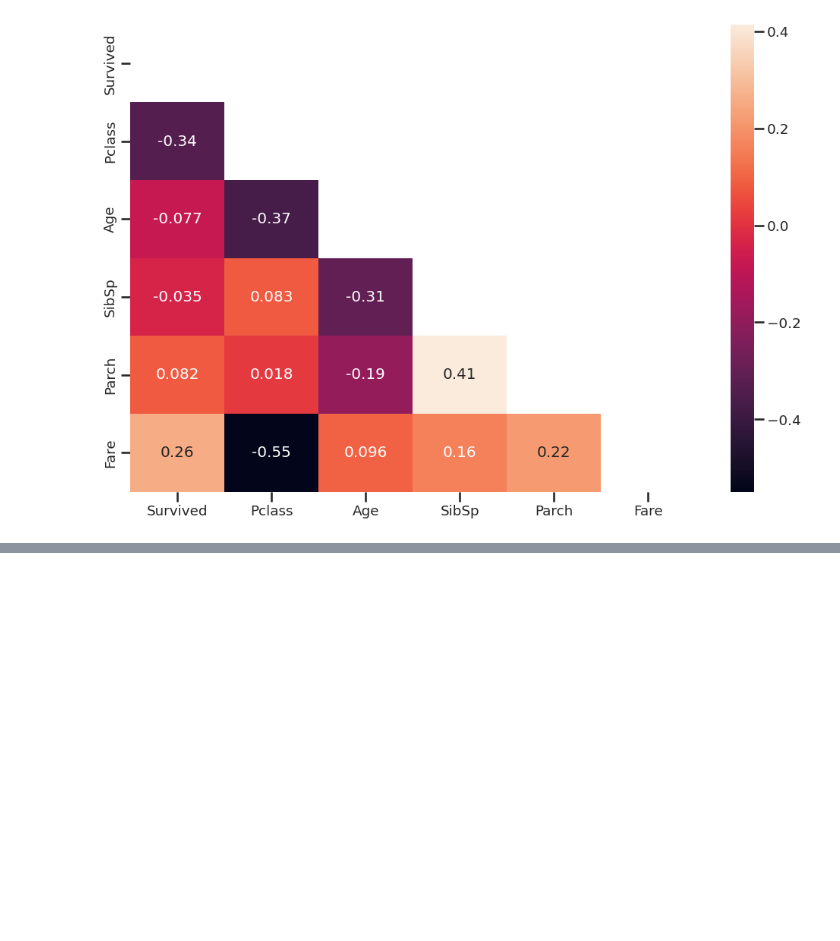
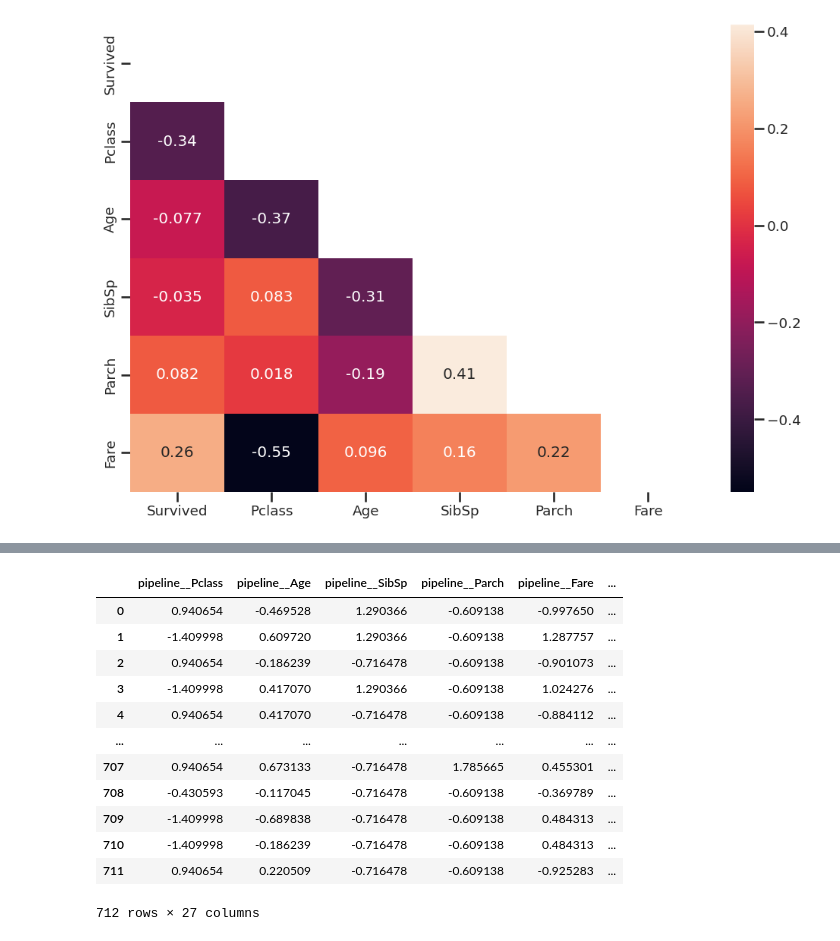
Before and after one commit to vcautela/Data_Wrangling, a Jupyter notebook: Data_Wrangling.ipynb, the cells around one changed output, grey strips where cells are left out. Saved outputs shown, nothing was run; the diff lists cells and outputs as text; code cells hidden in the pictures; blank space fills up the shorter version.

Commit message:
Pipeline

```diff
--- a/Data_Wrangling.ipynb
+++ b/Data_Wrangling.ipynb
@@ -1127,0 +1215,7 @@ The default value of numeric_only in DataFrame.corr is deprecated. In a future v
+# %%
+# selecionando features numéricas e categóricas
+numerical_features = df_features.select_dtypes('number').columns
+categorical_features = df_features.select_dtypes(exclude='number').columns
+
+print(numerical_features)
+print(categorical_features)
@@ -1127,0 +1225,8 @@ The default value of numeric_only in DataFrame.corr is deprecated. In a future v
+# %%
+# Aplicando ColumnTransformer
+preprocessing_pipeline = make_column_transformer(
+    [StandardScaler(), numerical_features],
+    [OneHotEncoder(), categorical_features]
+)
+
+preprocessing_pipeline
@@ -1127,0 +1238,2 @@ The default value of numeric_only in DataFrame.corr is deprecated. In a future v
+# %%
+preprocessing_pipeline.fit(df_features)
@@ -1127,0 +1264,9 @@ The default value of numeric_only in DataFrame.corr is deprecated. In a future v
+# %%
+# Múltiplos processamentos no column transformer
+# Aplicando column transformer
+preprocessing_pipeline = make_column_transformer(
+    [make_pipeline(PowerTransformer(), StandardScaler()), numerical_features],
+    [OneHotEncoder(), categorical_features]
+)
+
+preprocessing_pipeline.fit(df_features)
@@ -1127,0 +1282,20 @@ The default value of numeric_only in DataFrame.corr is deprecated. In a future v
+# %%
+# Colocando resultado em dataframe
+pd.DataFrame(
+  data=preprocessing_pipeline.transform(df_features).toarray(),
+  columns=preprocessing_pipeline.get_feature_names_out()
+)
+# %% [output]
+|  | pipeline__Pclass | pipeline__Age | pipeline__SibSp | pipeline__Parch | pipeline__Fare | ... |
+| 0 | 0.940654 | -0.469528 | 1.290366 | -0.609138 | -0.997650 | ... |
+| 1 | -1.409998 | 0.609720 | 1.290366 | -0.609138 | 1.287757 | ... |
+| 2 | 0.940654 | -0.186239 | -0.716478 | -0.609138 | -0.901073 | ... |
+| 3 | -1.409998 | 0.417070 | 1.290366 | -0.609138 | 1.024276 | ... |
+| 4 | 0.940654 | 0.417070 | -0.716478 | -0.609138 | -0.884112 | ... |
+| ... | ... | ... | ... | ... | ... | ... |
+| 707 | 0.940654 | 0.673133 | -0.716478 | 1.785665 | 0.455301 | ... |
+| 708 | -0.430593 | -0.117045 | -0.716478 | -0.609138 | -0.369789 | ... |
+| 709 | -1.409998 | -0.689838 | -0.716478 | -0.609138 | 0.484313 | ... |
+| 710 | -1.409998 | -0.186239 | -0.716478 | -0.609138 | 0.484313 | ... |
+| 711 | 0.940654 | 0.220509 | -0.716478 | -0.609138 | -0.925283 | ... |
+712 rows × 27 columns
```
Also changed, not shown: parts of 18 cells of this notebook.
